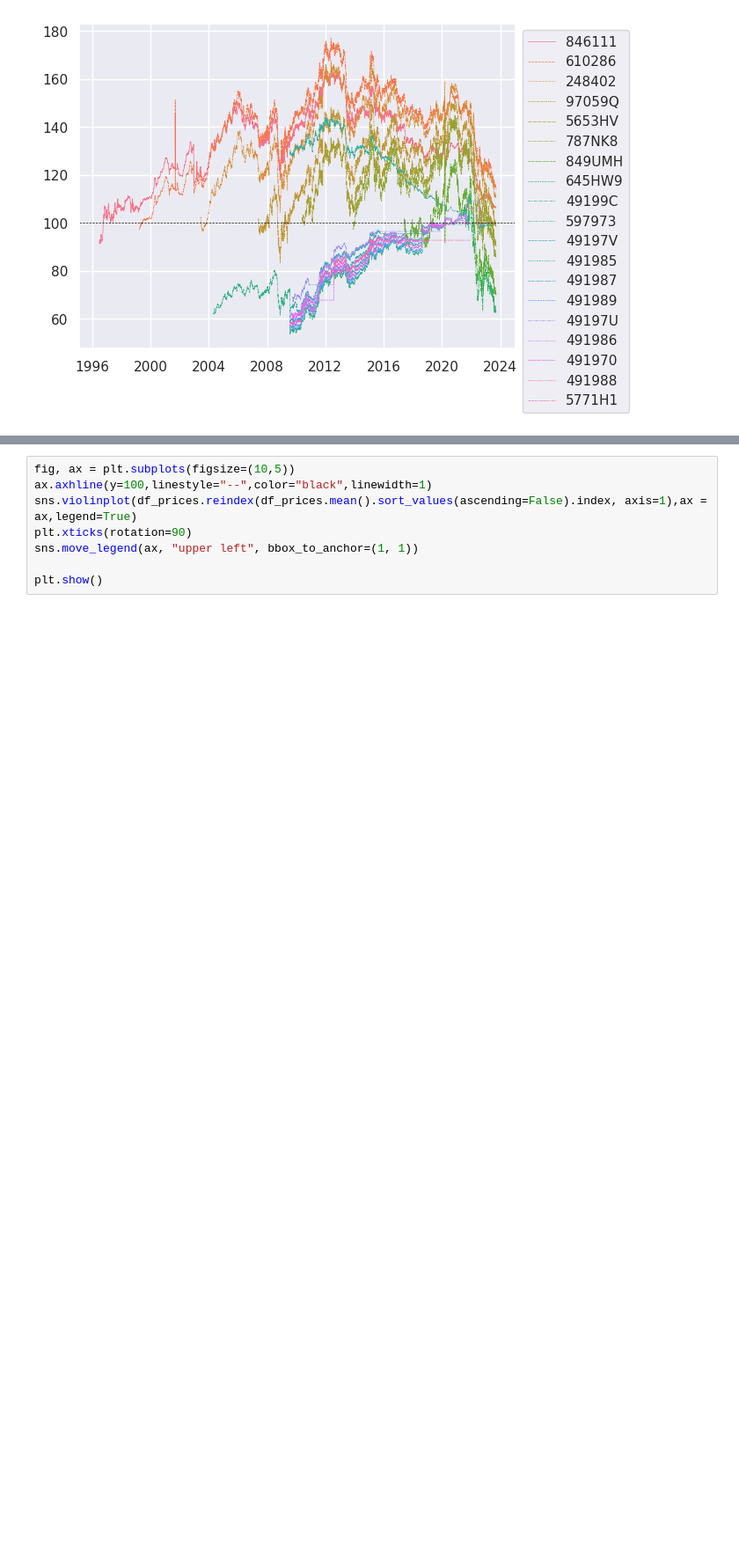
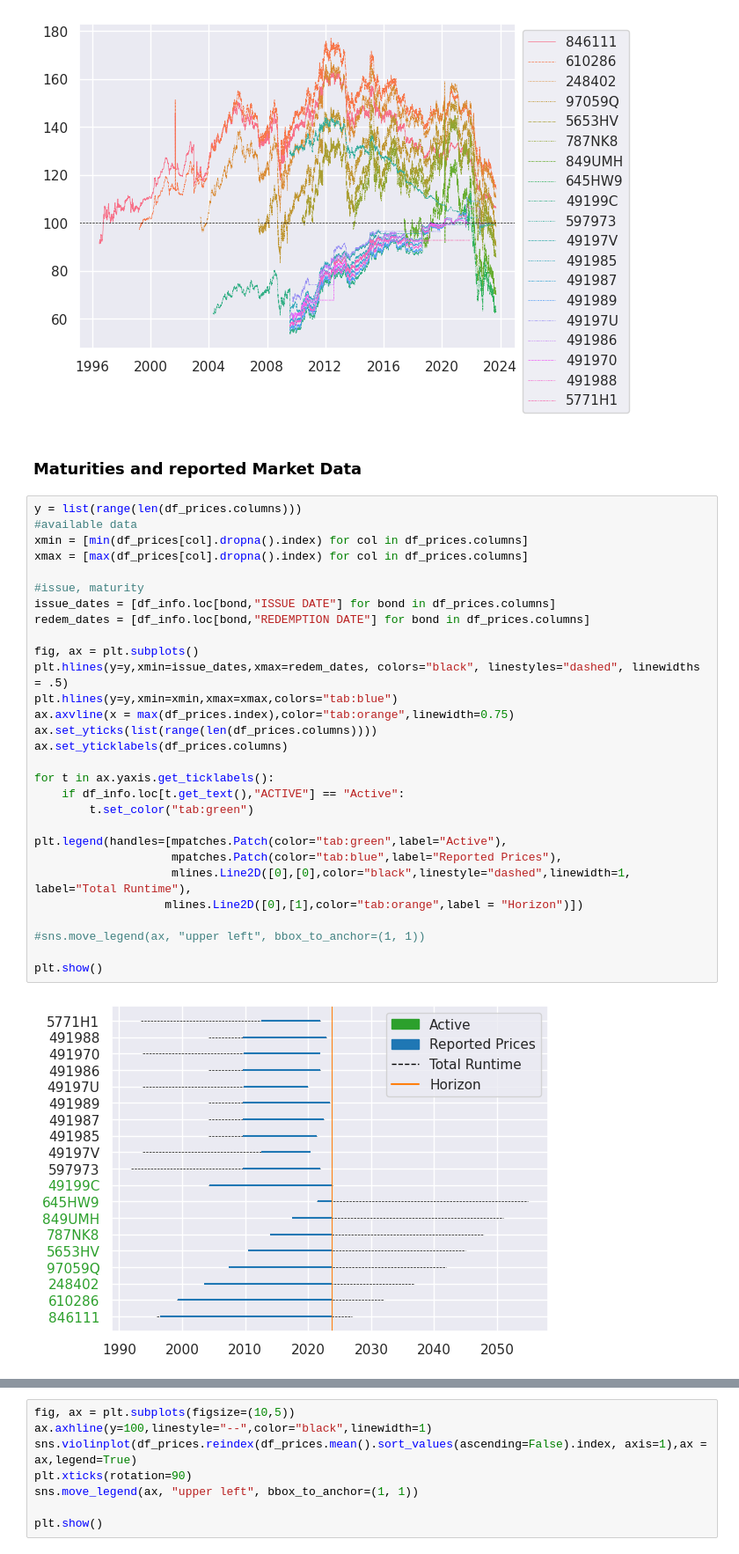
Before and after one commit to marcussteinbacher/fm_se, a Jupyter notebook: fm_se.ipynb, the cells around one changed output, grey strips where cells are left out. Shown at 88% size. Saved outputs shown, nothing was run; the diff lists cells and outputs as text; blank space fills up the shorter version.

```diff
--- a/fm_se.ipynb
+++ b/fm_se.ipynb
@@ -75,6 +60,39 @@ sns.move_legend(ax, "upper left", bbox_to_anchor=(1, 1))
 plt.show()
 # %% [output]
 [figure]
+# %% [markdown]
+### Maturities and reported Market Data
+# %%
+y = list(range(len(df_prices.columns)))
+#available data
+xmin = [min(df_prices[col].dropna().index) for col in df_prices.columns]
+xmax = [max(df_prices[col].dropna().index) for col in df_prices.columns]
+
+#issue, maturity
+issue_dates = [df_info.loc[bond,"ISSUE DATE"] for bond in df_prices.columns]
+redem_dates = [df_info.loc[bond,"REDEMPTION DATE"] for bond in df_prices.columns]
+
+fig, ax = plt.subplots()
+plt.hlines(y=y,xmin=issue_dates,xmax=redem_dates, colors="black", linestyles="dashed", linewidths = .5)
+plt.hlines(y=y,xmin=xmin,xmax=xmax,colors="tab:blue")
+ax.axvline(x = max(df_prices.index),color="tab:orange",linewidth=0.75)
+ax.set_yticks(list(range(len(df_prices.columns))))
+ax.set_yticklabels(df_prices.columns)
+
+for t in ax.yaxis.get_ticklabels():
+    if df_info.loc[t.get_text(),"ACTIVE"] == "Active":
+        t.set_color("tab:green")
+
+plt.legend(handles=[mpatches.Patch(color="tab:green",label="Active"),
+                    mpatches.Patch(color="tab:blue",label="Reported Prices"),
+                    mlines.Line2D([0],[0],color="black",linestyle="dashed",linewidth=1, label="Total Runtime"),
+                   mlines.Line2D([0],[1],color="tab:orange",label = "Horizon")])
+
+#sns.move_legend(ax, "upper left", bbox_to_anchor=(1, 1))
+
+plt.show()
+# %% [output]
+[figure, new version]
 # %%
 bond_dropdown = widgets.Dropdown(description="Bond",options=list(map(lambda t:t[::-1],list(df_info[["NAME"]].itertuples(name=None)))))
 
```
Also changed, not shown: parts of 39 cells of this notebook, 3 other files.
